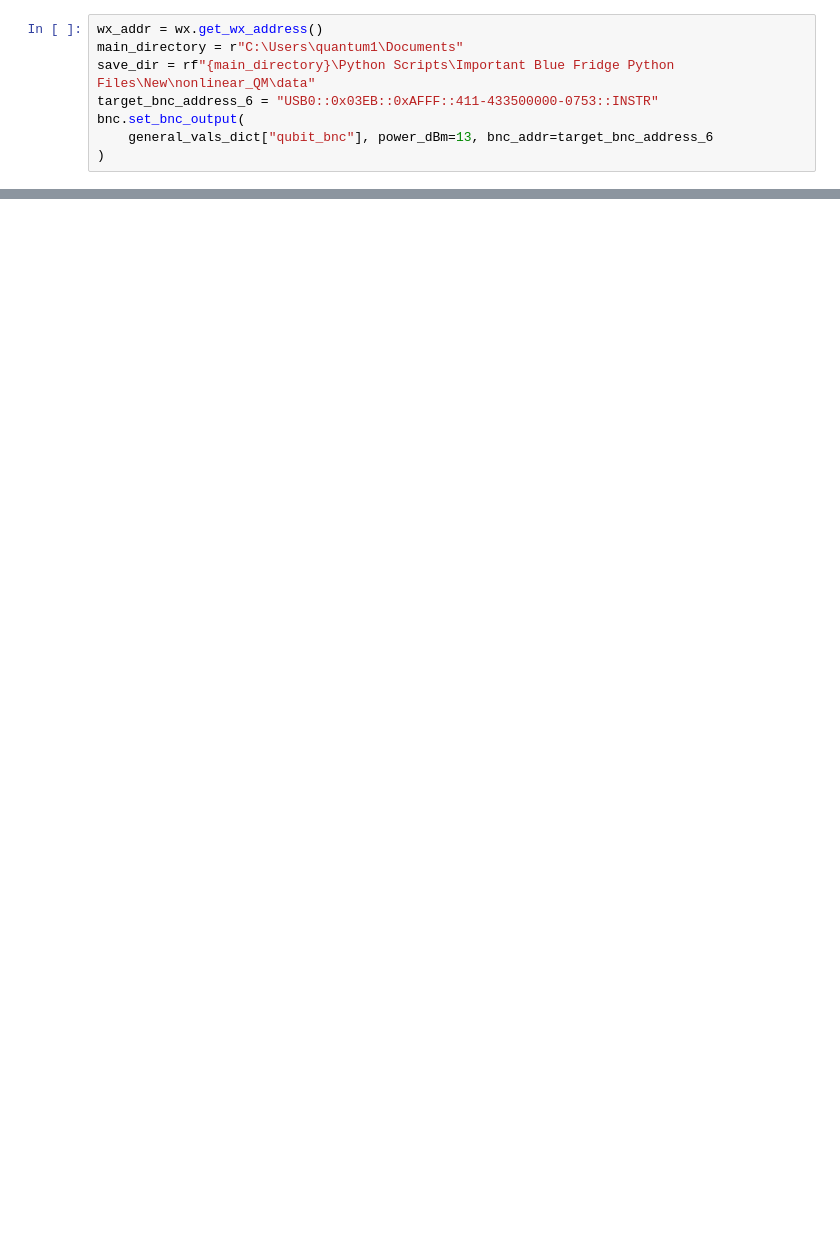
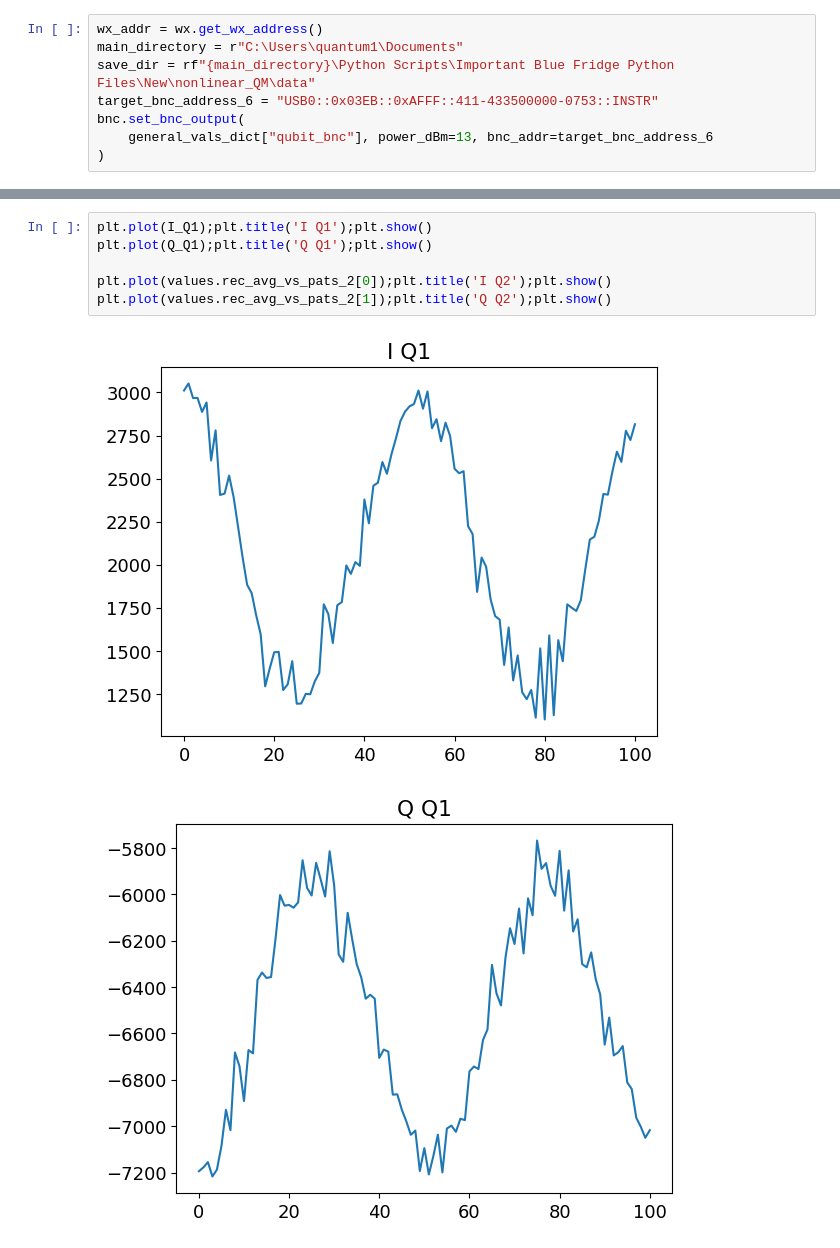
Before and after one commit to Katermurch/BlueFridgeNonLin, a Jupyter notebook: rabi.ipynb, the cells around one changed output, grey strips where cells are left out. Cells and saved outputs as stored; diff of their text form; blank space fills up the shorter version.

```diff
--- a/rabi.ipynb
+++ b/rabi.ipynb
@@ -200,0 +131,9 @@ pi_pulse time: 0.044388193034985444 +/- 0.7862071380720184
+# %%
+plt.plot(I_Q1);plt.title('I Q1');plt.show()
+plt.plot(Q_Q1);plt.title('Q Q1');plt.show()
+
+plt.plot(values.rec_avg_vs_pats_2[0]);plt.title('I Q2');plt.show()
+plt.plot(values.rec_avg_vs_pats_2[1]);plt.title('Q Q2');plt.show()
+# %% [output]
+[figure, added]
+[figure, added]
```
Also changed, not shown: parts of 9 cells of this notebook, 10 other files.
